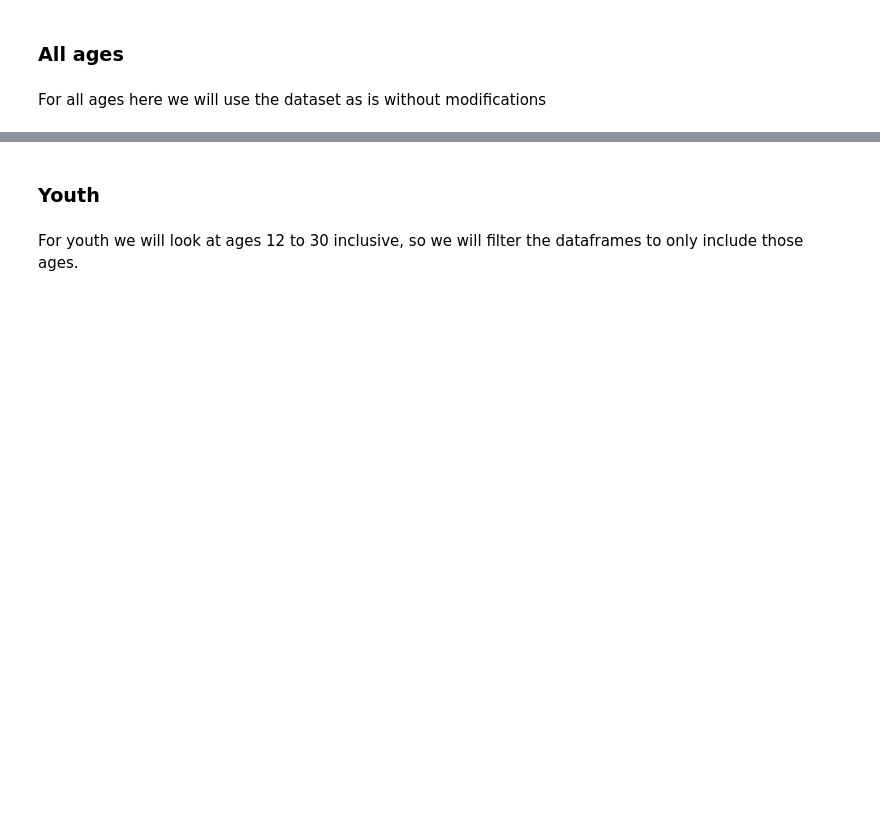
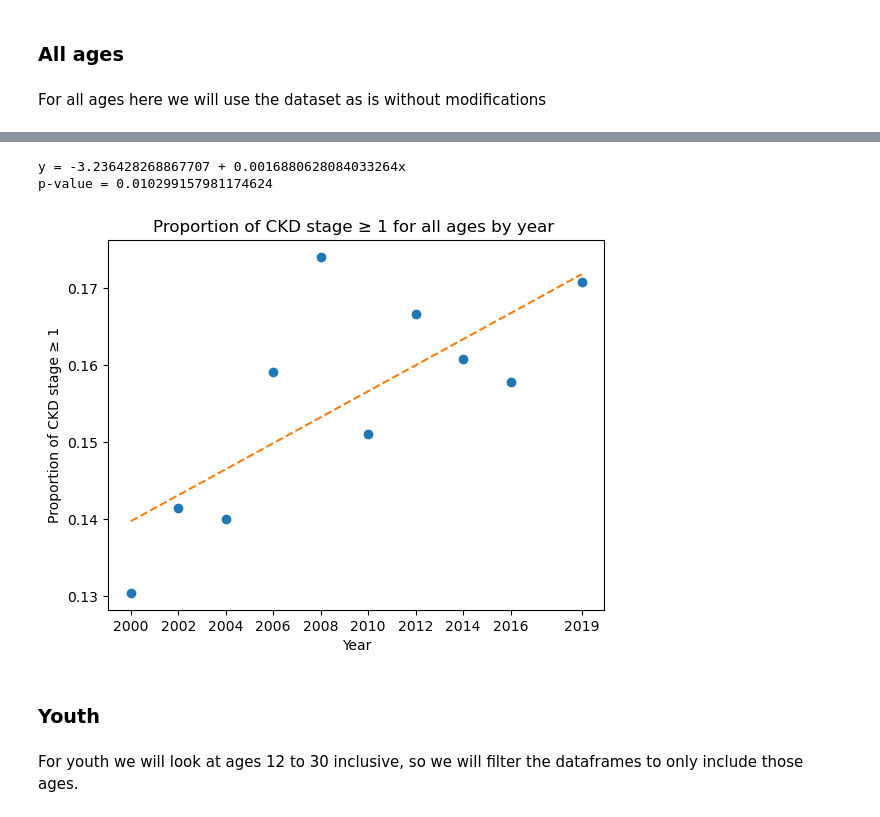
Before and after one commit to nikhilnagabandi/CKDstudy, a Jupyter notebook: CKDandDiabetes.ipynb, the cells around one changed output, grey strips where cells are left out. Cells and saved outputs as stored; diff of their text form; code cells hidden in the pictures; blank space fills up the shorter version.

```diff
--- a/CKDandDiabetes.ipynb
+++ b/CKDandDiabetes.ipynb
@@ -268,0 +273,12 @@ For all ages here we will use the dataset as is without modifications
+# %%
+ckdstagenonzeropropsallages = np.array([])
+samplesizes =np.array([])
+for i in range(len(demobio_vars)):
+    ckdstagenonzeropropsallages = np.append(ckdstagenonzeropropsallages,(demobio_vars[i][demobio_vars[i]['ckdstage'] >= 1].shape[0]/demobio_vars[i].shape[0]))
+    samplesizes = np.append(samplesizes, (demobio_vars[i].shape[0]))
+print("The proportion of people with stage ≥1 ckd for each of the years is:")
+print(ckdstagenonzeropropsallages)
+print("\nThe following sample sizes for each year is:")
+print(samplesizes)
+print("\nThe year markers for each dataset is:")
+print(years2)
@@ -268,0 +295,6 @@ For all ages here we will use the dataset as is without modifications
+# %%
+Xdemo = sm.add_constant(years2)
+weightsdemo = samplesizes
+modeldemo = sm.WLS(ckdstagenonzeropropsallages, Xdemo, weights=weightsdemo).fit()
+print(modeldemo.summary2())
+trendlinedemo = modeldemo.predict(Xdemo)
@@ -269,3 +319,22 @@ For all ages here we will use the dataset as is without modifications
+# %%
+print(f"y = {modeldemo.params[0]} + {modeldemo.params[1]}x")
+ #printing p value of slope")
+print(f"p-value = {modeldemo.pvalues[1]}")
+# %% [output]
+y = -3.236428268867707 + 0.0016880628084033264x
+p-value = 0.010299157981174624
+# %%
+plt.plot(years2, ckdstagenonzeropropsallages, 'o', label='CKD stages 1-5 proportions')
+plt.plot(years2, trendlinedemo, linestyle ='--', label='Trend line')
+plt.xticks(years2)
+
+plt.xlabel('Year')
+plt.ylabel('Proportion of CKD stage ≥ 1')
+plt.title('Proportion of CKD stage ≥ 1 for all ages by year ')
+
+plt.show()
+# %% [output]
+[figure, added]
 # %% [markdown]
 ### Youth
 # %% [markdown]
```
Also changed, not shown: parts of 55 cells of this notebook.
